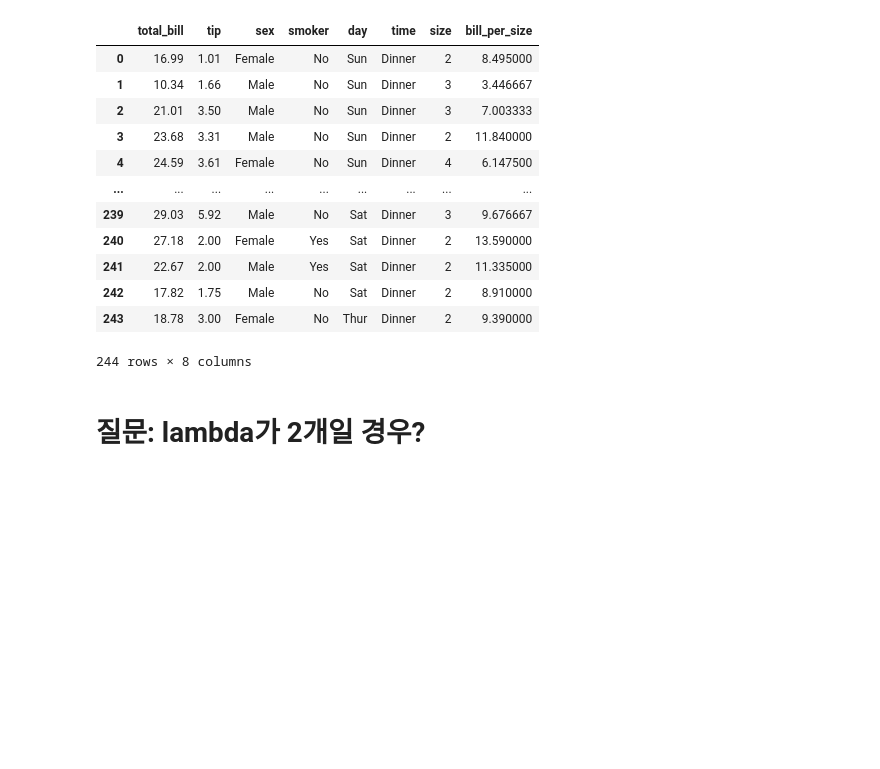
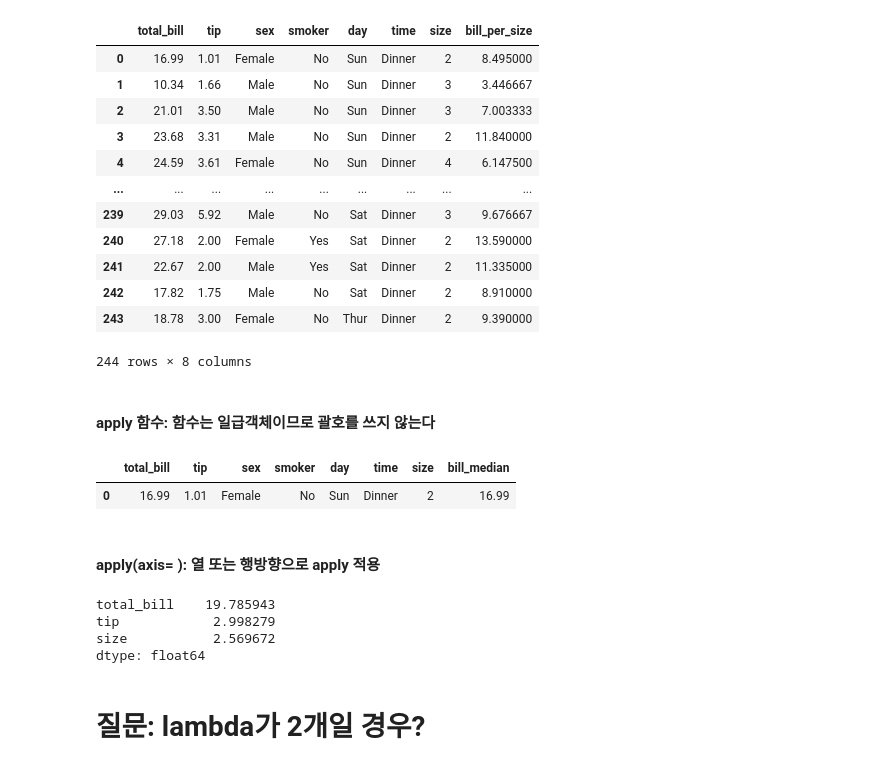
Before and after one commit to seokho-lee/TIL, a Jupyter notebook: pandas/1.ipynb, the cells around one changed output. Drawn from its saved outputs; the diff is of its cells as text; code cells hidden in the pictures; blank space fills up the shorter version.

```diff
--- a/pandas/1.ipynb
+++ b/pandas/1.ipynb
@@ -59,6 +59,25 @@ df_tips
 | 242 | 17.82 | 1.75 | Male | No | Sat | Dinner | 2 | 8.910000 |
 | 243 | 18.78 | 3.00 | Female | No | Thur | Dinner | 2 | 9.390000 |
 244 rows × 8 columns
+# %% [markdown]
+#### apply 함수: 함수는 일급객체이므로 괄호를 쓰지 않는다
+# %%
+# apply 안의 함수는 일급객체이므로 괄호 X
+df_tips['bill_median'] = df_tips['total_bill'].apply(np.median)
+df_tips.head(1)
+# %% [output]
+|  | total_bill | tip | sex | smoker | day | time | size | bill_median |
+| 0 | 16.99 | 1.01 | Female | No | Sun | Dinner | 2 | 16.99 |
+# %% [markdown]
+#### apply(axis= ): 열 또는 행방향으로 apply 적용
+# %%
+df_tips_mean = df_tips[['total_bill','tip','size']].apply(np.mean,axis=0)
+df_tips_mean
+# %% [output]
+total_bill    19.785943
+tip            2.998279
+size           2.569672
+dtype: float64
 # %% [markdown]
 # 질문: lambda가 2개일 경우?
 # %%
```
Also changed, not shown: parts of 9 cells of this notebook, 1 other file.
